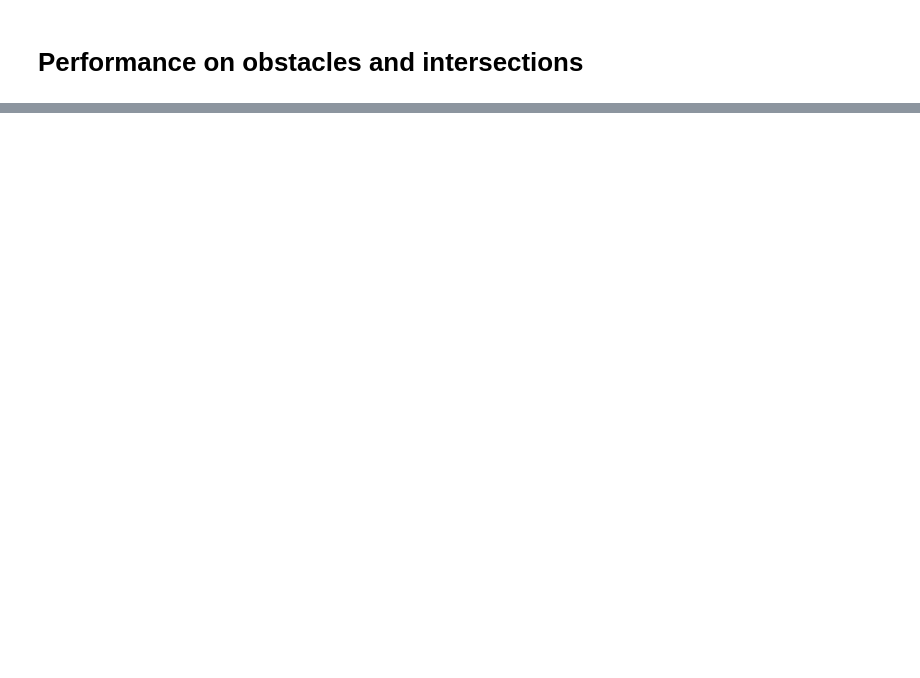
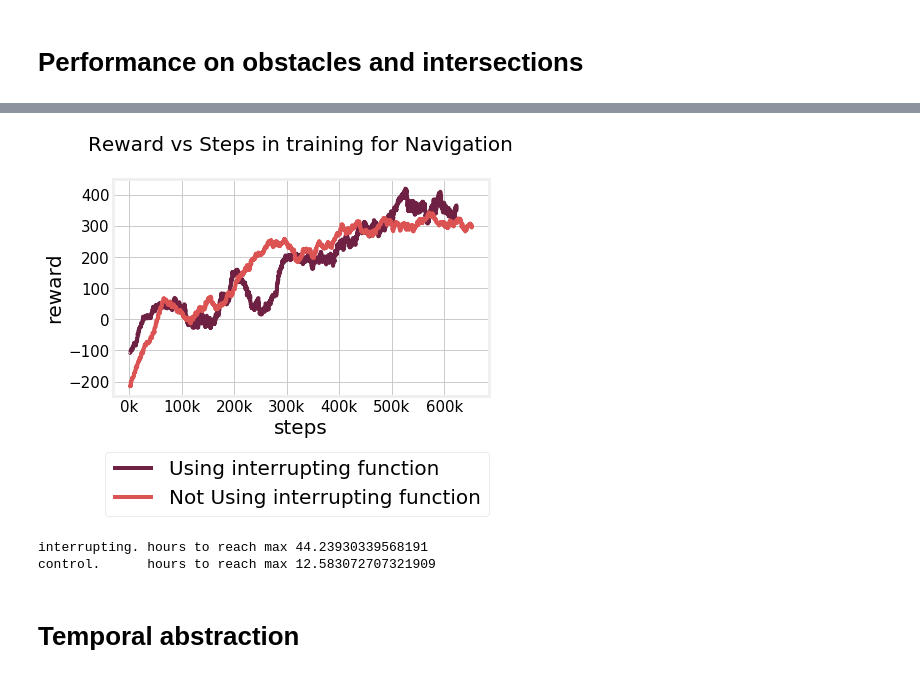
Before and after one commit to NotAnyMike/HRL, a Jupyter notebook: notebooks/Plots.ipynb, the cells around one changed output, grey strips where cells are left out. Drawn from its saved outputs; the diff is of its cells as text; code cells hidden in the pictures; blank space fills up the shorter version.

```diff
--- a/notebooks/Plots.ipynb
+++ b/notebooks/Plots.ipynb
@@ -899,0 +964,19 @@ NameError: name 'h_int_r' is not defined
+# %%
+plt.plot(interrupting[1],interrupting[2],color="#6e2142",label="Using interrupting function")
+plt.plot(control[1],control[2],color="#dc5353",label="Not Using interrupting function")
+plt.legend(fontsize=20,loc=[-.02,-.55])
+plt.xticks([i*1e5 for i in range(7)],[str(i*100)+"k" for i in range(7)])
+plt.xlabel("steps",fontsize=20)
+plt.ylabel("reward",fontsize=20)
+plt.title("Reward vs Steps in training for Navigation\n",fontsize=20)
+plt.savefig("plots/reward_interruption.pdf",bbox_inches="tight", pad_inches=0)
+# %% [output]
+[figure, added]
+# %%
+print("interrupting. hours to reach max",interrupting[0][-1]/3600)
+print("control.      hours to reach max",control[0][-1]/3600)
+# %% [output]
+interrupting. hours to reach max 44.23930339568191
+control.      hours to reach max 12.583072707321909
+# %% [markdown]
+# Temporal abstraction
```
Also changed, not shown: parts of 21 cells of this notebook, 7 other files.
